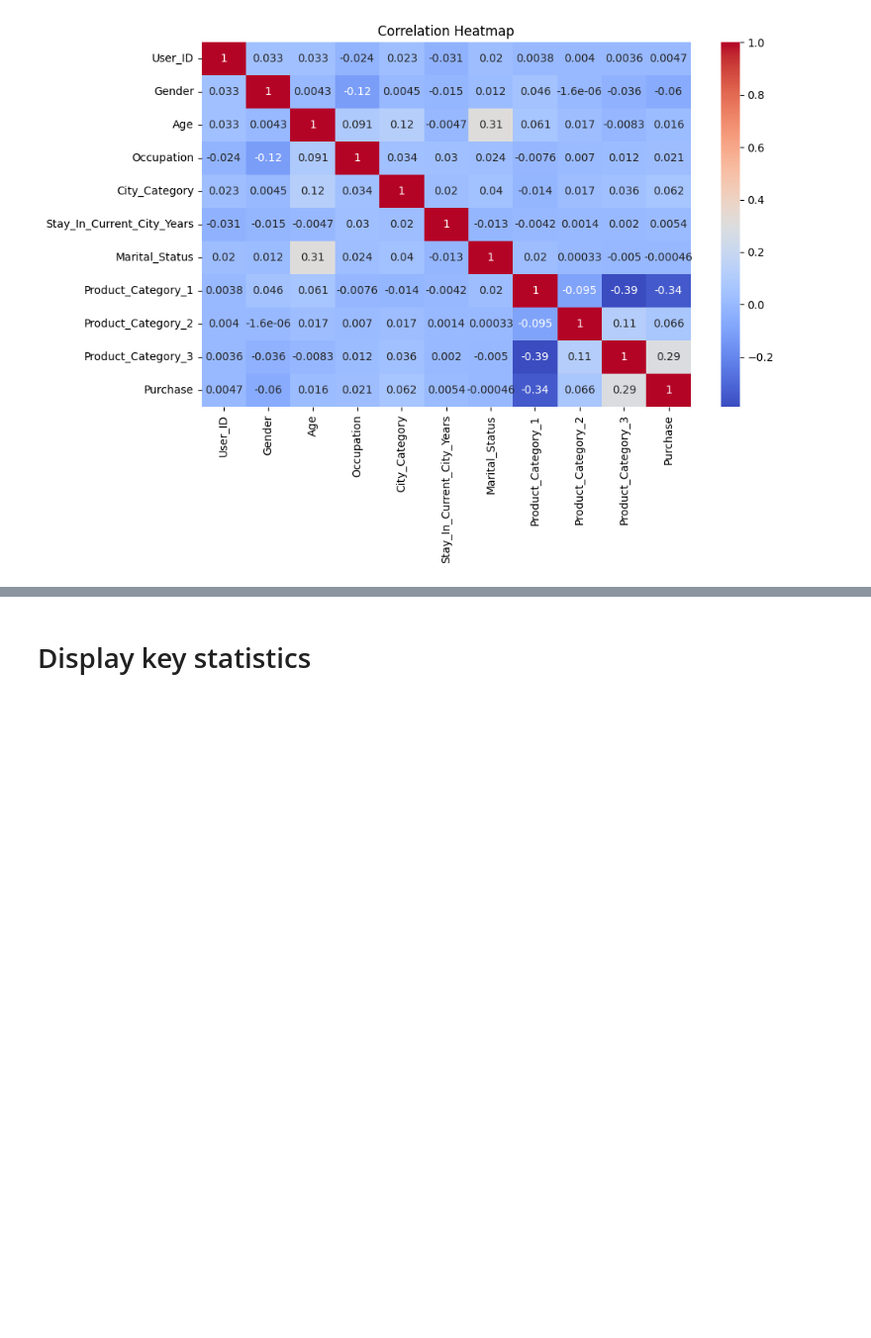
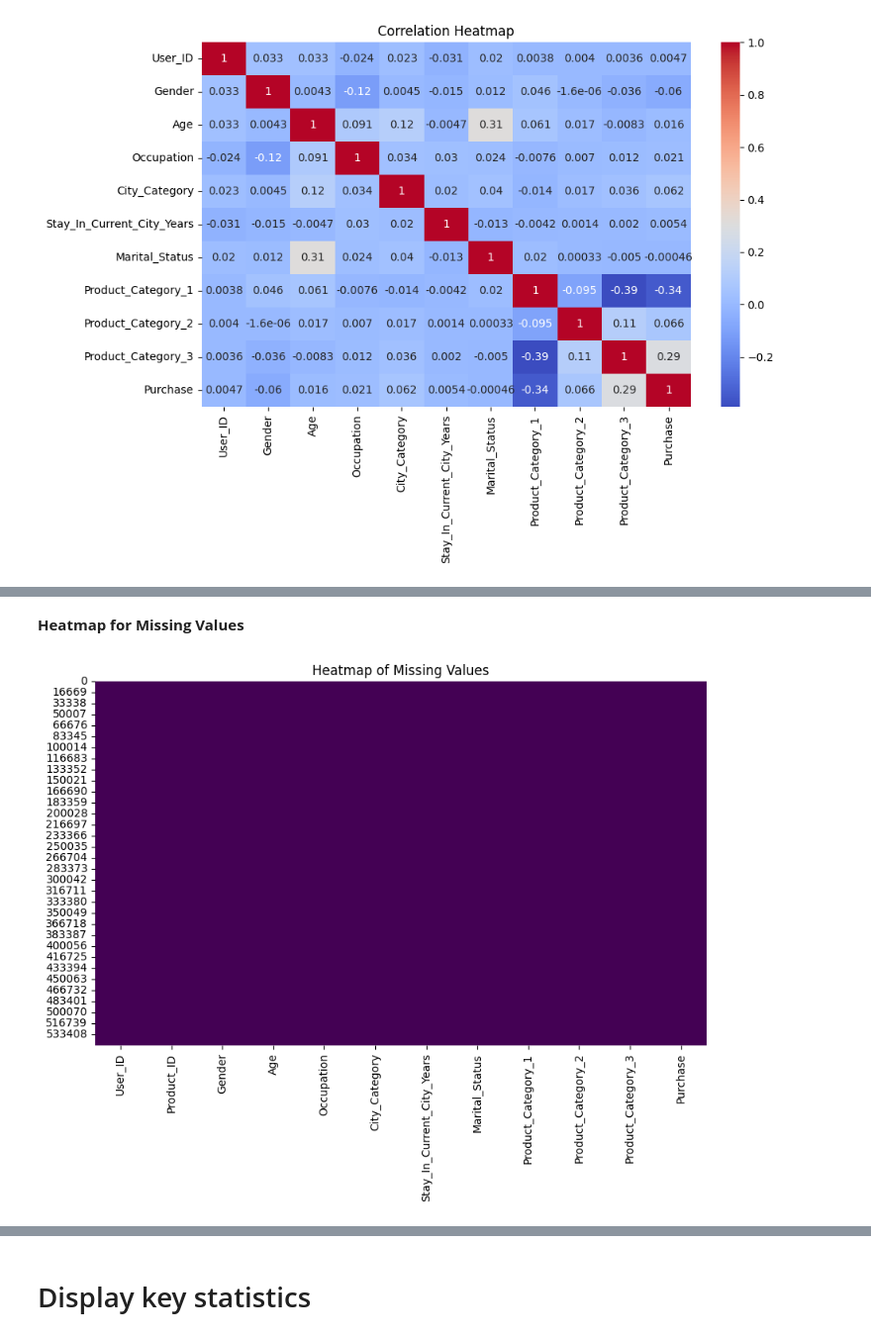
Before and after one commit to uygararas/ie423, a Jupyter notebook: task3.ipynb, the cells around one changed output, grey strips where cells are left out. Shown at 99% size. Saved outputs shown, nothing was run; the diff lists cells and outputs as text; code cells hidden in the pictures; blank space fills up the shorter version.

```diff
--- a/task3.ipynb
+++ b/task3.ipynb
@@ -141,0 +179,9 @@ plt.show()
+# %% [markdown]
+**Heatmap for Missing Values**
+# %%
+plt.figure(figsize=(10, 6))
+sns.heatmap(dfMlb.isnull(), cbar=False, cmap='viridis')
+plt.title('Heatmap of Missing Values')
+plt.show()
+# %% [output]
+[figure, added]
```
Also changed, not shown: parts of 27 cells of this notebook.
